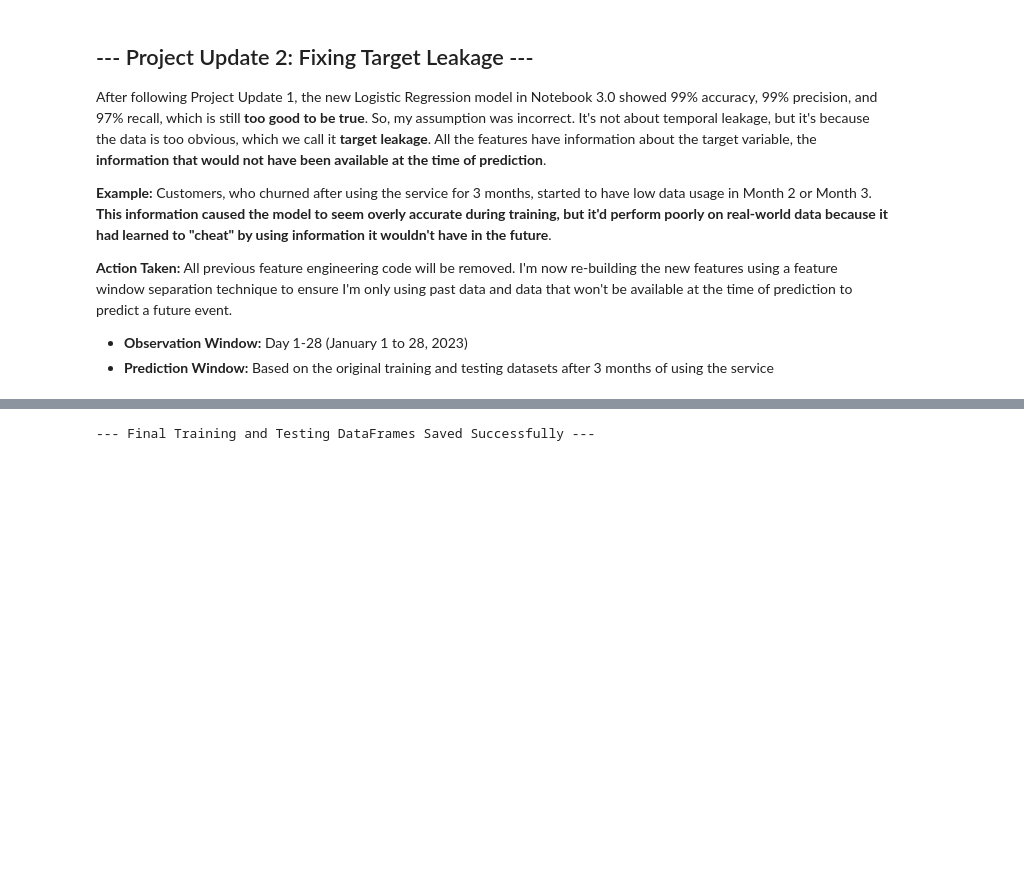
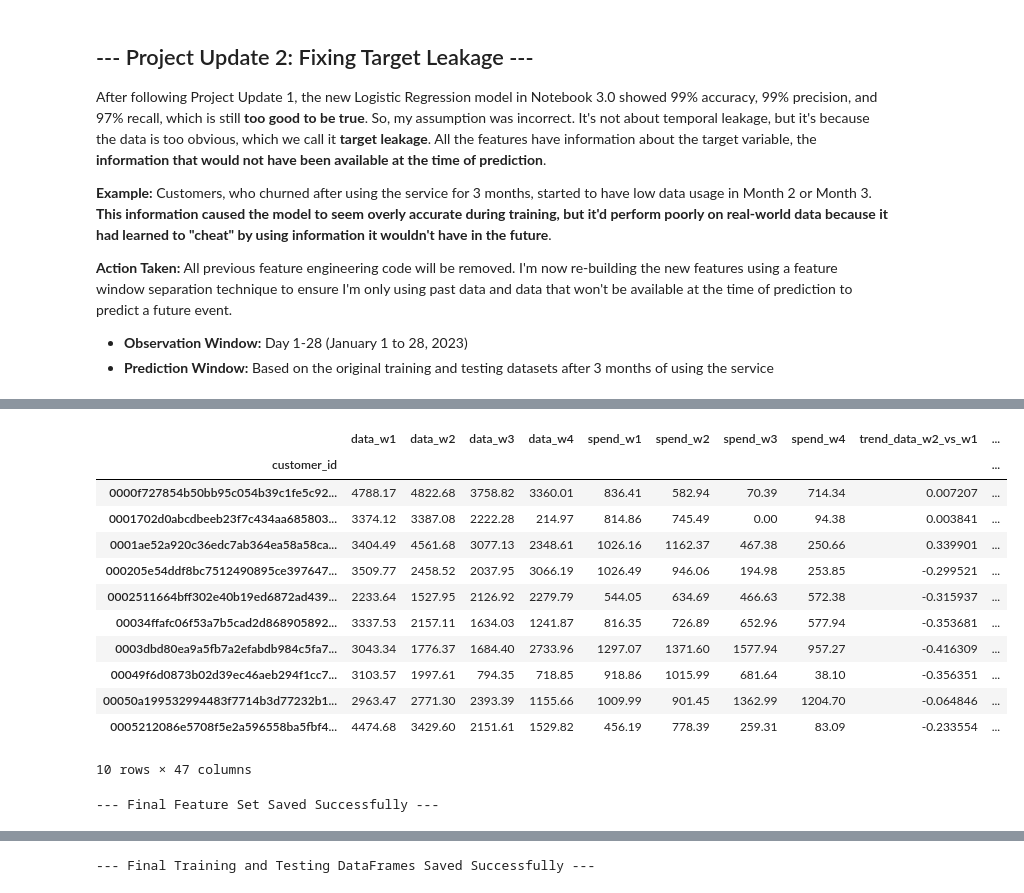
Before and after one commit to tejakusumah-y2008hub/telco-customer-churn-prediction, a Jupyter notebook: notebooks/1.0-yusuftejakusumah-data-preparation.ipynb, the cells around one changed output, grey strips where cells are left out. Drawn from its saved outputs; the diff is of its cells as text; code cells hidden in the pictures; blank space fills up the shorter version.

Commit message:
Engineer New, More Robust Features

```diff
--- a/notebooks/1.0-yusuftejakusumah-data-preparation.ipynb
+++ b/notebooks/1.0-yusuftejakusumah-data-preparation.ipynb
@@ -545,0 +528,3 @@ X_features.head()
+# %%
+# Initialize Feature DataFrame
+X = pd.DataFrame(index=data_df.index)
@@ -545,0 +671,11 @@ X_features.head()
+# %%
+# ==============================================================================
+# PART 8: CONSISTENCY SCORE (Inverse Coefficient of Variation)
+# ==============================================================================
+# Formula: Mean / Standard Deviation
+# Interpretation: Higher value = More Consistent (Signal). Lower = More Noise/Erratic.
+
+X['data_consistency_score'] = safe_div(data_df.mean(axis=1), data_df.std(axis=1))
+X['spend_consistency_score'] = safe_div(spend_df.mean(axis=1), spend_df.std(axis=1))
+
+print("--- Consistency Score Features Created Successfully ---")
@@ -545,0 +708,11 @@ X_features.head()
+# %%
+# ==============================================================================
+# PART 10: VOLATILITY SHIFT RATIO
+# ==============================================================================
+# Formula: W4_Std_Dev / W1_Std_Dev
+# Interpretation: > 1.0 means behavior is becoming MORE erratic recently.
+
+X['data_volatility_shift'] = safe_div(data_df[W4_COLS].std(axis=1), data_df[W1_COLS].std(axis=1))
+X['spend_volatility_shift'] = safe_div(spend_df[W4_COLS].std(axis=1), spend_df[W1_COLS].std(axis=1))
+
+print("--- Volatility Shift Features Created Successfully ---")
@@ -545,0 +721,17 @@ X_features.head()
+# %%
+# ==============================================================================
+# PART 11: GINI COEFFICIENT (Inequality Index) - Vectorized
+# ==============================================================================
+# Formula: Measures if usage is spread evenly (0) or concentrated on few days (1).
+
+def vectorized_gini(array_like):
+    """Calculate Gini coefficient for a matrix (Customers x Days)"""
+    # Ensure numpy array and sort row-wise
+    arr = np.sort(array_like.values, axis=1)
+    n = arr.shape[1]
+    index = np.arange(1, n + 1)
+    return ((np.sum((2 * index - n - 1) * arr, axis=1)) / (n * np.sum(arr, axis=1)))
+
+X['data_gini_coefficient'] = vectorized_gini(data_df)
+
+print("--- Gini Coefficient Feature Created Successfully ---")
@@ -545,0 +753,17 @@ X_features.head()
+# %%
+# Final Feature Set Overview
+X.head(10)
+# %% [output]
+|  | data_w1 | data_w2 | data_w3 | data_w4 | spend_w1 | spend_w2 | spend_w3 | spend_w4 | trend_data_w2_vs_w1 | ... |
+| customer_id |  |  |  |  |  |  |  |  |  | ... |
+| 0000f727854b50bb95c054b39c1fe5c92... | 4788.17 | 4822.68 | 3758.82 | 3360.01 | 836.41 | 582.94 | 70.39 | 714.34 | 0.007207 | ... |
+| 0001702d0abcdbeeb23f7c434aa685803... | 3374.12 | 3387.08 | 2222.28 | 214.97 | 814.86 | 745.49 | 0.00 | 94.38 | 0.003841 | ... |
+| 0001ae52a920c36edc7ab364ea58a58ca... | 3404.49 | 4561.68 | 3077.13 | 2348.61 | 1026.16 | 1162.37 | 467.38 | 250.66 | 0.339901 | ... |
+| 000205e54ddf8bc7512490895ce397647... | 3509.77 | 2458.52 | 2037.95 | 3066.19 | 1026.49 | 946.06 | 194.98 | 253.85 | -0.299521 | ... |
+| 0002511664bff302e40b19ed6872ad439... | 2233.64 | 1527.95 | 2126.92 | 2279.79 | 544.05 | 634.69 | 466.63 | 572.38 | -0.315937 | ... |
+| 00034ffafc06f53a7b5cad2d868905892... | 3337.53 | 2157.11 | 1634.03 | 1241.87 | 816.35 | 726.89 | 652.96 | 577.94 | -0.353681 | ... |
+| 0003dbd80ea9a5fb7a2efabdb984c5fa7... | 3043.34 | 1776.37 | 1684.40 | 2733.96 | 1297.07 | 1371.60 | 1577.94 | 957.27 | -0.416309 | ... |
+| 00049f6d0873b02d39ec46aeb294f1cc7... | 3103.57 | 1997.61 | 794.35 | 718.85 | 918.86 | 1015.99 | 681.64 | 38.10 | -0.356351 | ... |
+| 00050a199532994483f7714b3d77232b1... | 2963.47 | 2771.30 | 2393.39 | 1155.66 | 1009.99 | 901.45 | 1362.99 | 1204.70 | -0.064846 | ... |
+| 0005212086e5708f5e2a596558ba5fbf4... | 4474.68 | 3429.60 | 2151.61 | 1529.82 | 456.19 | 778.39 | 259.31 | 83.09 | -0.233554 | ... |
+10 rows × 47 columns
@@ -546 +773,7 @@ X_features.head()
+# %%
+# Save the final feature set
+X.to_parquet('../data/interim/final_feature_set.parquet', engine='fastparquet')
+print("--- Final Feature Set Saved Successfully ---")
+# %% [output]
+--- Final Feature Set Saved Successfully ---
 # %% [markdown]
```
Also changed, not shown: parts of 38 cells of this notebook.
